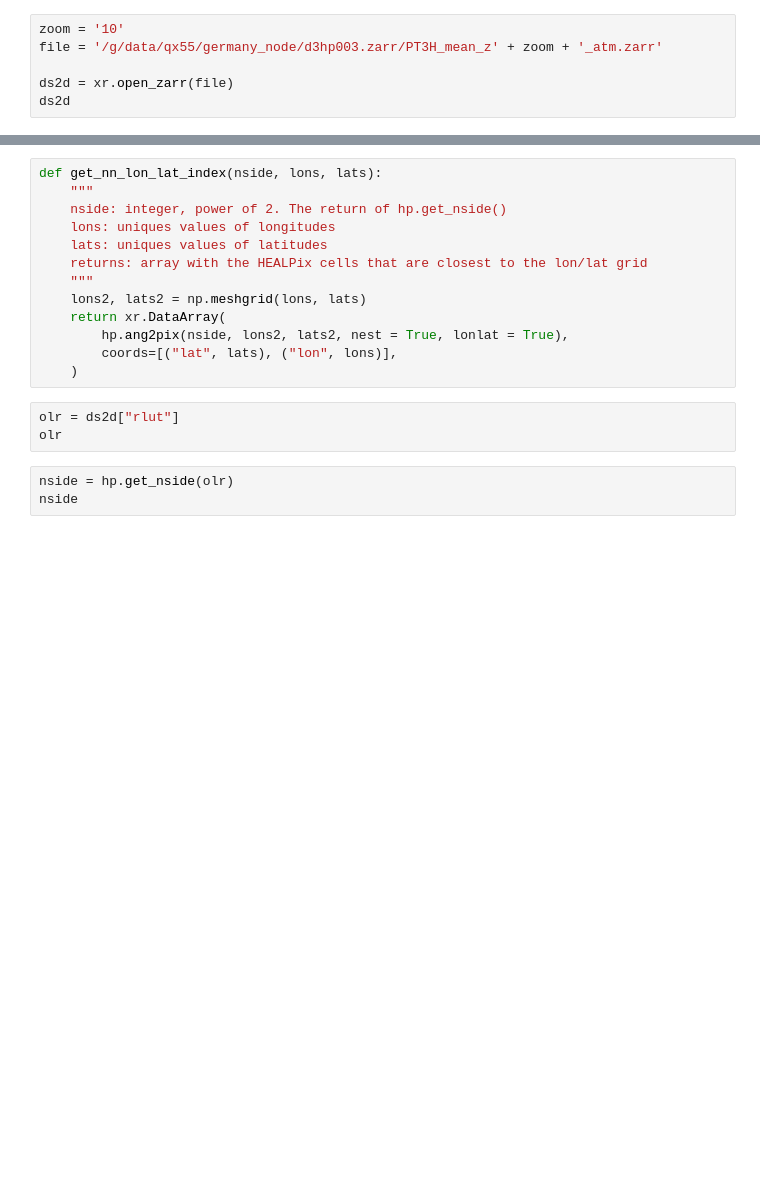
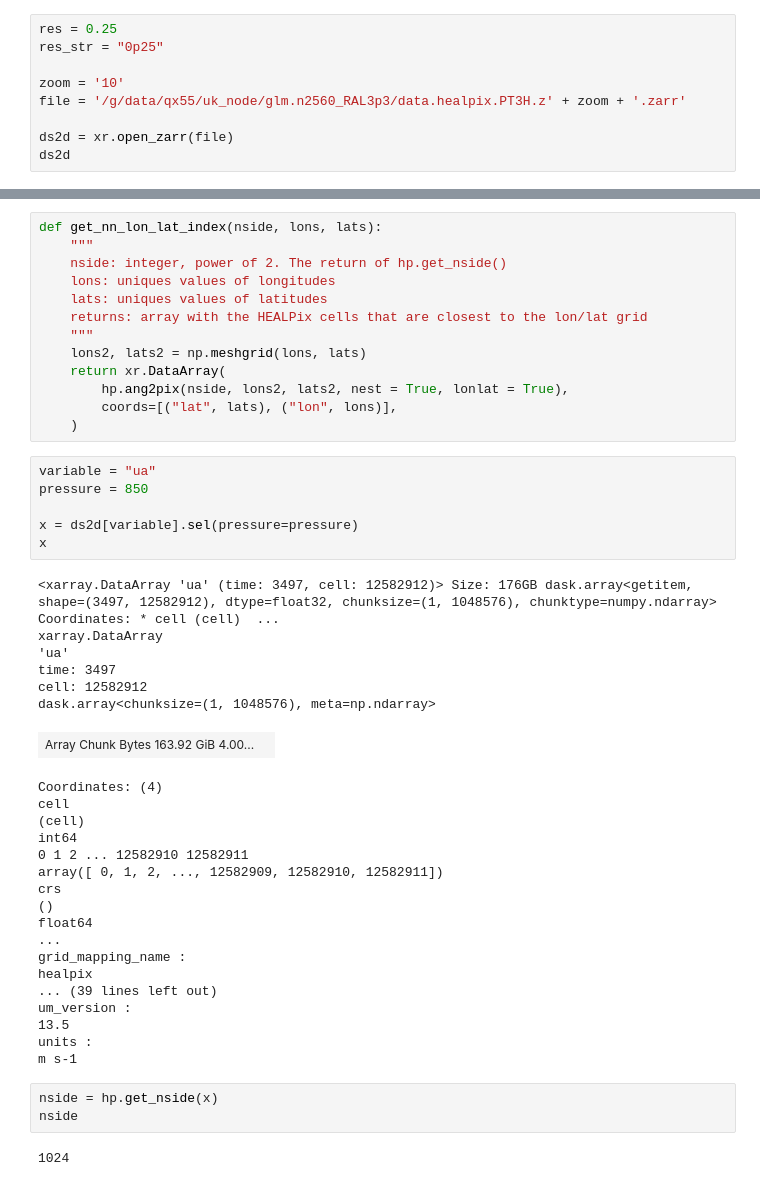
Before and after one commit to 21centuryweather/hk25-AusNode-ConvTrop, a Jupyter notebook: scripts/regrid.ipynb, the cells around one changed output, grey strips where cells are left out. Drawn from its saved outputs; the diff is of its cells as text; blank space fills up the shorter version.

```diff
--- a/scripts/regrid.ipynb
+++ b/scripts/regrid.ipynb
@@ -7,8 +7,11 @@ import matplotlib.pyplot as plt
 import numpy as np
 import cartopy.crs as ccrs
 # %%
+res = 0.25
+res_str = "0p25"
+
 zoom = '10'
-file = '/g/data/qx55/germany_node/d3hp003.zarr/PT3H_mean_z' + zoom + '_atm.zarr'
+file = '/g/data/qx55/uk_node/glm.n2560_RAL3p3/data.healpix.PT3H.z' + zoom + '.zarr'
 
 ds2d = xr.open_zarr(file)
 ds2d
@@ -26,9 +47,39 @@ def get_nn_lon_lat_index(nside, lons, lats):
         coords=[("lat", lats), ("lon", lons)],
     )
 # %%
-olr = ds2d["rlut"]
-olr
+variable = "ua"
+pressure = 850
+
+x = ds2d[variable].sel(pressure=pressure)
+x
+# %% [output]
+<xarray.DataArray 'ua' (time: 3497, cell: 12582912)> Size: 176GB dask.array<getitem, shape=(3497, 12582912), dtype=float32, chunksize=(1, 1048576), chunktype=numpy.ndarray> Coordinates: * cell (cell)  ...
+xarray.DataArray
+'ua'
+time: 3497
+cell: 12582912
+dask.array<chunksize=(1, 1048576), meta=np.ndarray>
+| Array Chunk Bytes 163.92 GiB 4.00... |  |
+Coordinates: (4)
+cell
+(cell)
+int64
+0 1 2 ... 12582910 12582911
+array([ 0, 1, 2, ..., 12582909, 12582910, 12582911])
+crs
+()
+float64
+...
+grid_mapping_name :
+healpix
+... (39 lines left out)
+um_version :
+13.5
+units :
+m s-1
 # %%
-nside = hp.get_nside(olr)
+nside = hp.get_nside(x)
 nside
+# %% [output]
+1024
 # %%
```
Also changed, not shown: parts of 7 cells of this notebook.
